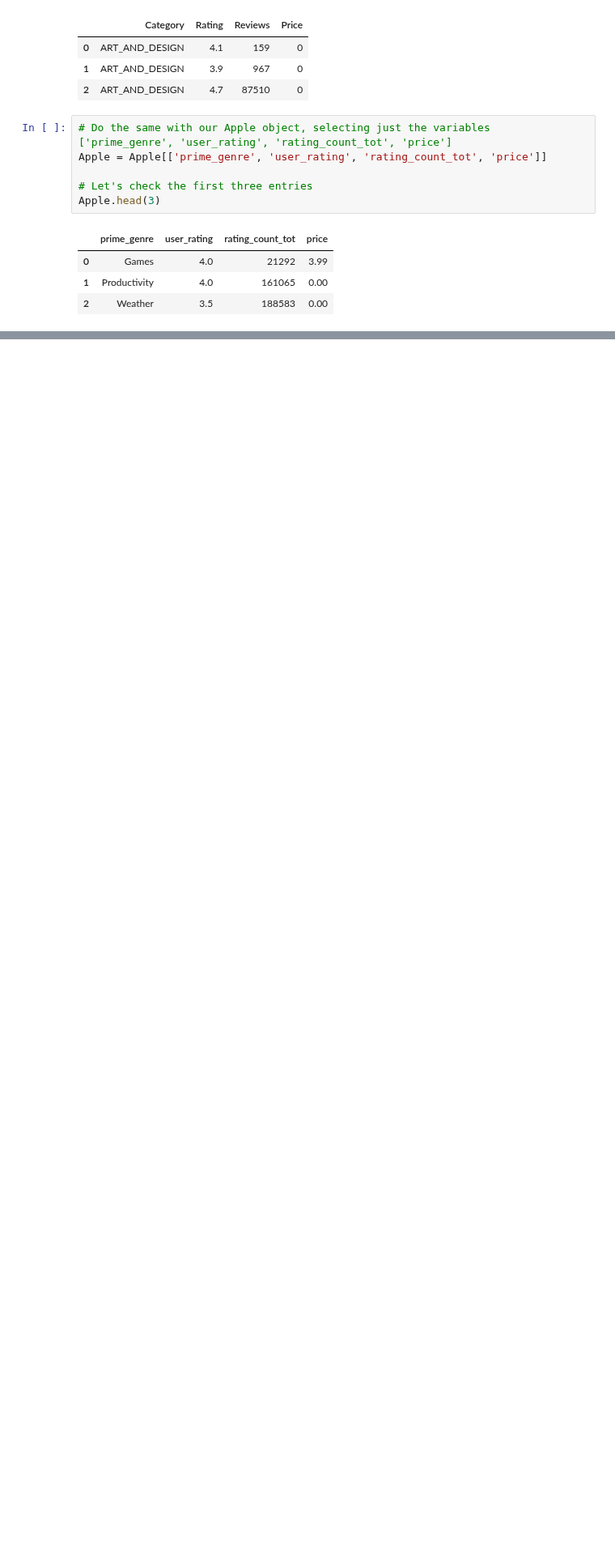
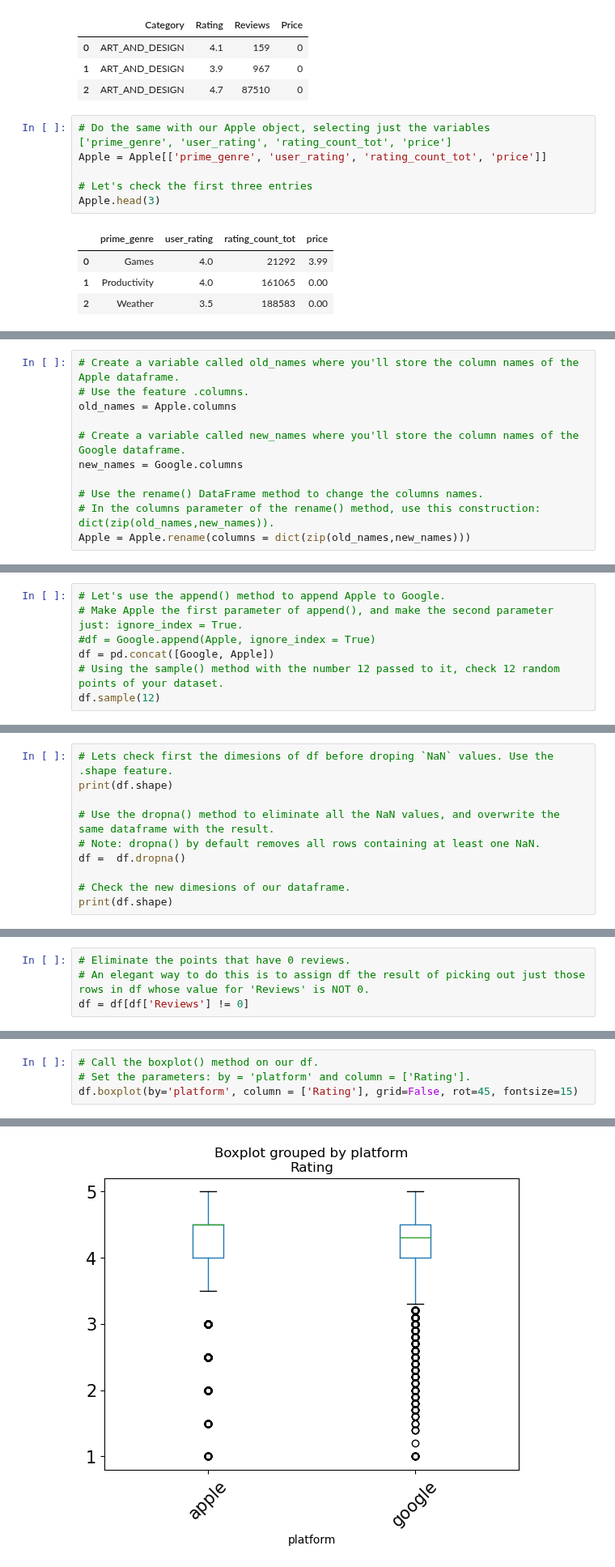
Before and after one commit to tripfernandes/SB-DSC, a Jupyter notebook: PART 1, Tier 1 - Sourcing and Loading.ipynb, the cells around one changed output, grey strips where cells are left out. Shown at 81% size. Cells and saved outputs as stored; diff of their text form; blank space fills up the shorter version.

```diff
--- a/PART 1, Tier 1 - Sourcing and Loading.ipynb
+++ b/PART 1, Tier 1 - Sourcing and Loading.ipynb
@@ -127,0 +280,11 @@ Apple.head(3)
+# %%
+# Create a variable called old_names where you'll store the column names of the Apple dataframe.
+# Use the feature .columns.
+old_names = Apple.columns
+
+# Create a variable called new_names where you'll store the column names of the Google dataframe.
+new_names = Google.columns
+
+# Use the rename() DataFrame method to change the columns names.
+# In the columns parameter of the rename() method, use this construction: dict(zip(old_names,new_names)).
+Apple = Apple.rename(columns = dict(zip(old_names,new_names)))
@@ -127,0 +294,7 @@ Apple.head(3)
+# %%
+# Let's use the append() method to append Apple to Google.
+# Make Apple the first parameter of append(), and make the second parameter just: ignore_index = True.
+#df = Google.append(Apple, ignore_index = True)
+df = pd.concat([Google, Apple])
+# Using the sample() method with the number 12 passed to it, check 12 random points of your dataset.
+df.sample(12)
@@ -127,0 +319,10 @@ Apple.head(3)
+# %%
+# Lets check first the dimesions of df before droping `NaN` values. Use the .shape feature.
+print(df.shape)
+
+# Use the dropna() method to eliminate all the NaN values, and overwrite the same dataframe with the result.
+# Note: dropna() by default removes all rows containing at least one NaN.
+df =  df.dropna()
+
+# Check the new dimesions of our dataframe.
+print(df.shape)
@@ -127,0 +351,4 @@ Apple.head(3)
+# %%
+# Eliminate the points that have 0 reviews.
+# An elegant way to do this is to assign df the result of picking out just those rows in df whose value for 'Reviews' is NOT 0.
+df = df[df['Reviews'] != 0]
@@ -127,0 +398,5 @@ Apple.head(3)
+# %%
+# Call the boxplot() method on our df.
+# Set the parameters: by = 'platform' and column = ['Rating'].
+df.boxplot(by='platform', column = ['Rating'], grid=False, rot=45, fontsize=15)
+# %% [output]
@@ -127,0 +404 @@ Apple.head(3)
+[figure, added]
```
Also changed, not shown: parts of 35 cells of this notebook.
